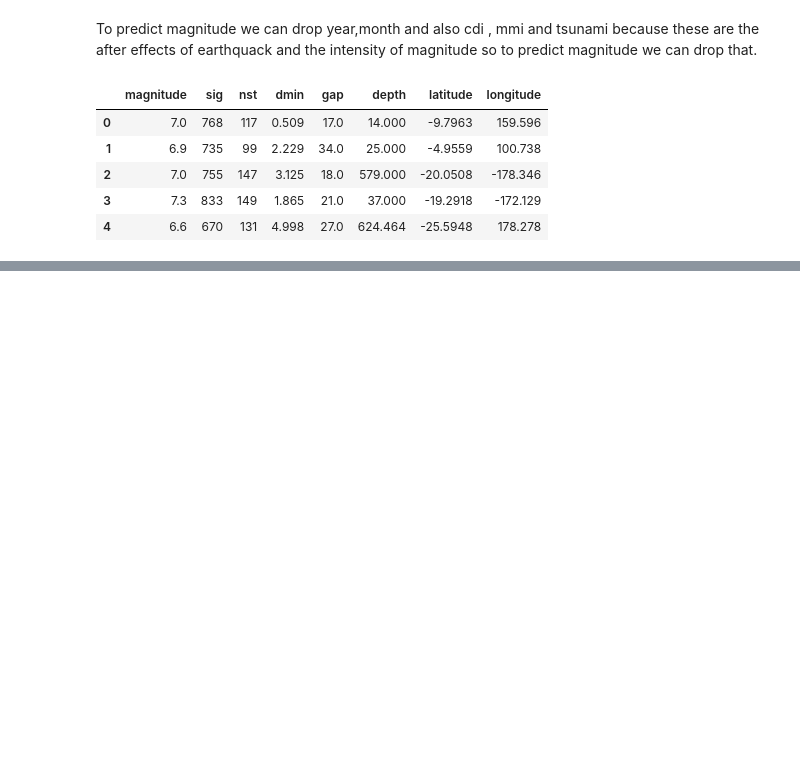
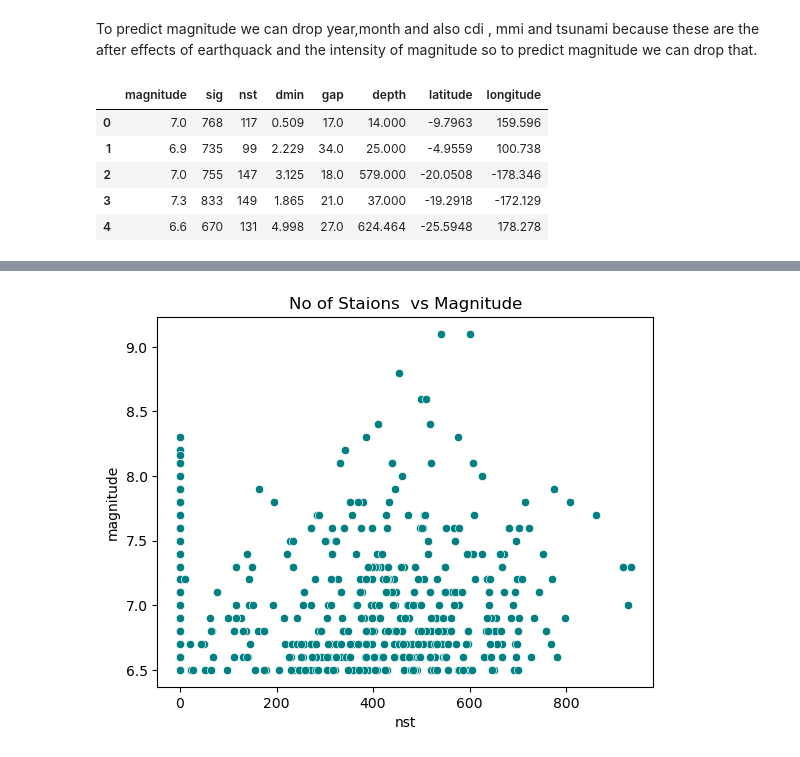
Before and after one commit to Aparna-31/Earthquake-Tsunami-Predictor, a Jupyter notebook: Magnitude Preditor.ipynb, the cells around one changed output, grey strips where cells are left out. Cells and saved outputs as stored; diff of their text form; code cells hidden in the pictures; blank space fills up the shorter version.

```diff
--- a/Magnitude Preditor.ipynb
+++ b/Magnitude Preditor.ipynb
@@ -69,0 +111,6 @@ data.head()
+# %%
+sns.scatterplot(x='nst', y='magnitude', data=data, color='teal')
+plt.title('No of Staions  vs Magnitude')
+plt.show()
+# %% [output]
+[figure, added]
```
Also changed, not shown: parts of 15 cells of this notebook.
